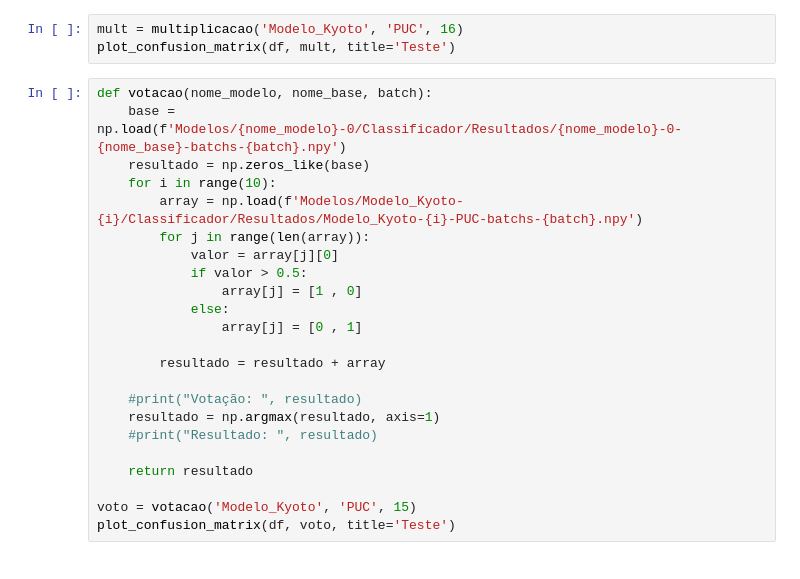
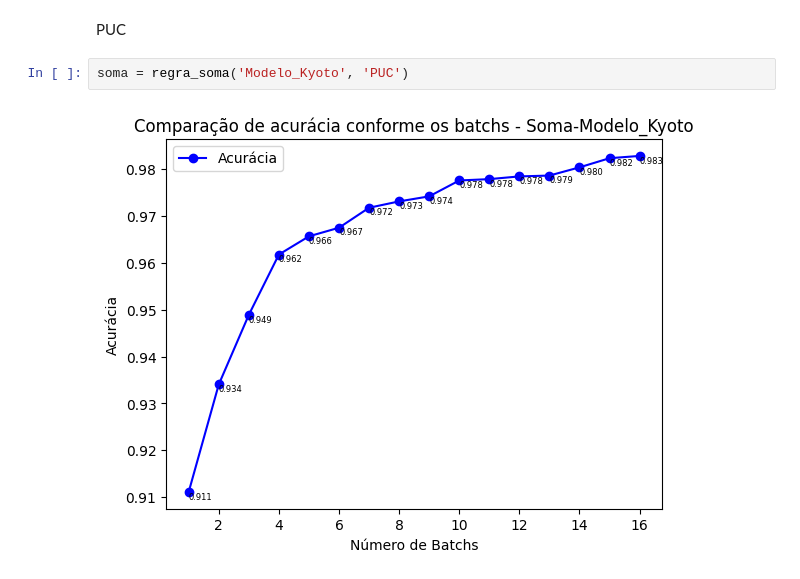
Before and after one commit to Lucas-doc26/ML, a Jupyter notebook: testeFusoes.ipynb, the cells around one changed output. Cells and saved outputs as stored; diff of their text form.

```diff
--- a/testeFusoes.ipynb
+++ b/testeFusoes.ipynb
@@ -43,26 +13,6 @@ def multiplicacao(nome_modelo, nome_base, batch):
-# %%
-mult = multiplicacao('Modelo_Kyoto', 'PUC', 16)
-plot_confusion_matrix(df, mult, title='Teste')
-# %%
-def votacao(nome_modelo, nome_base, batch):
-    base = np.load(f'Modelos/{nome_modelo}-0/Classificador/Resultados/{nome_modelo}-0-{nome_base}-batchs-{batch}.npy')
-    resultado = np.zeros_like(base)
-    for i in range(10):
-        array = np.load(f'Modelos/Modelo_Kyoto-{i}/Classificador/Resultados/Modelo_Kyoto-{i}-PUC-batchs-{batch}.npy')
-        for j in range(len(array)):
-            valor = array[j][0]
-            if valor > 0.5:
-                array[j] = [1 , 0]
-            else:
-                array[j] = [0 , 1]
-
-        resultado = resultado + array
-
-    #print("Votação: ", resultado)
-    resultado = np.argmax(resultado, axis=1)
-    #print("Resultado: ", resultado)
-
-    return resultado
-
-voto = votacao('Modelo_Kyoto', 'PUC', 15)
-plot_confusion_matrix(df, voto, title='Teste')
+# %% [markdown]
+PUC
+# %%
+soma = regra_soma('Modelo_Kyoto', 'PUC')
+# %% [output]
+[figure, added]
```
Also changed, not shown: parts of 20 cells of this notebook, 5 other files.
